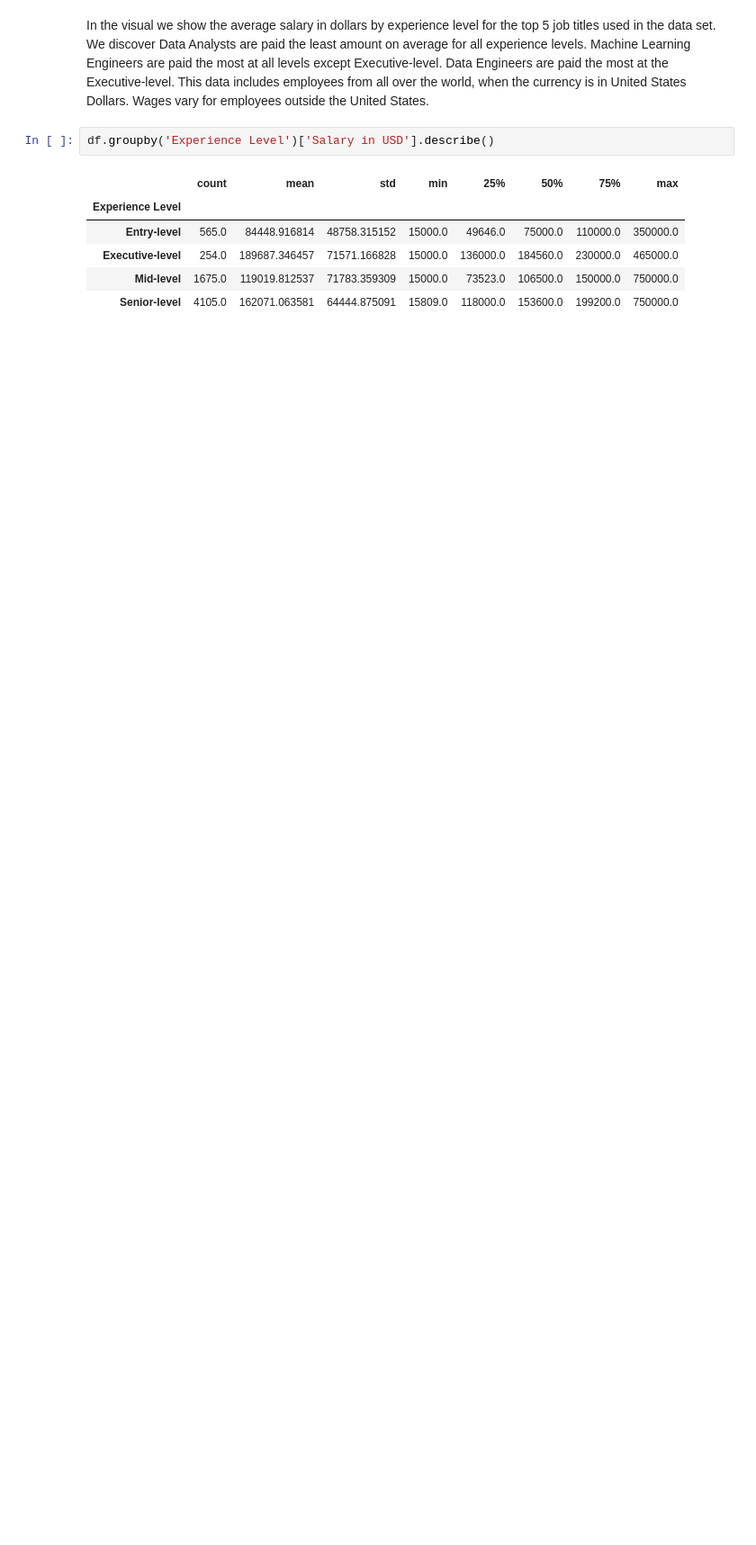
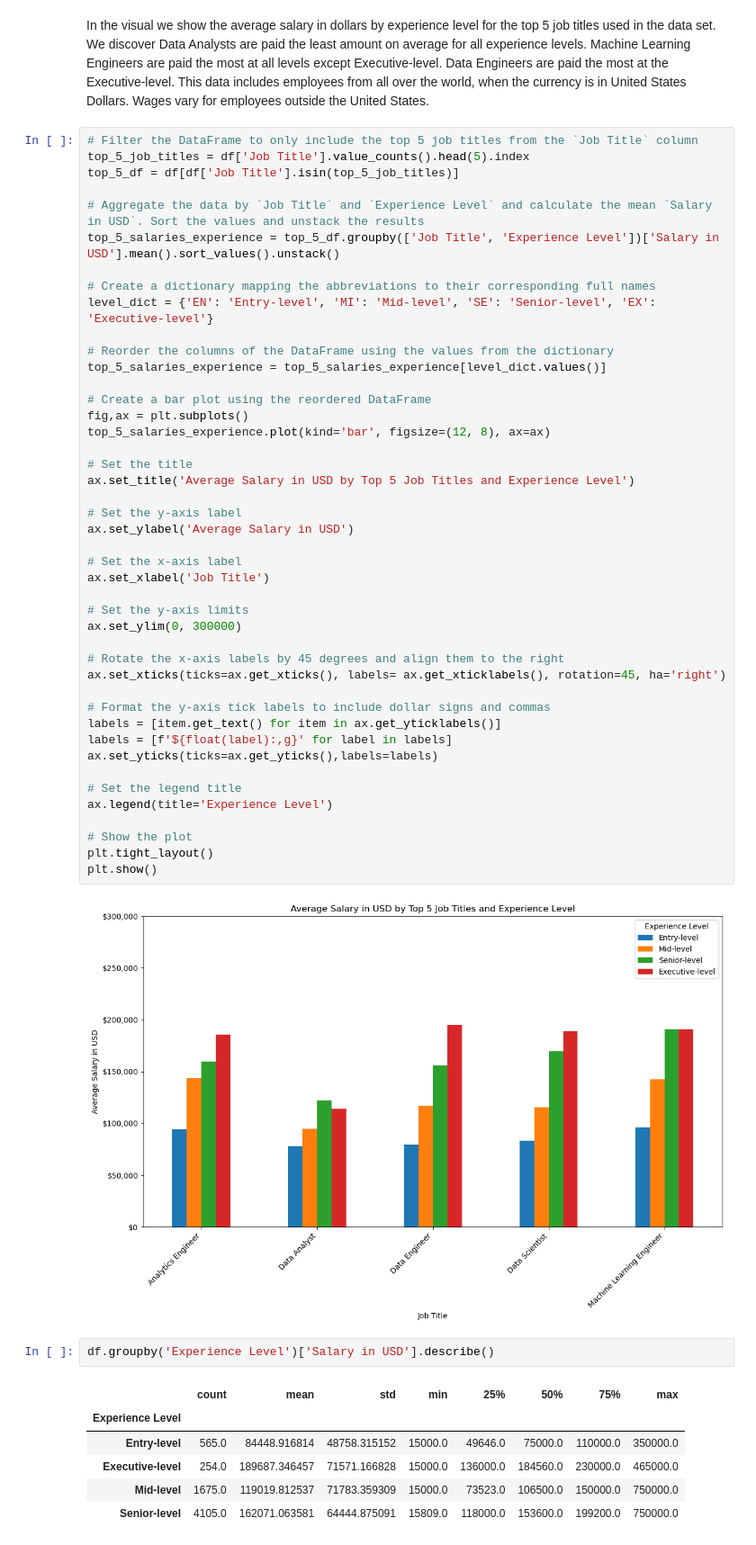
Before and after one commit to sellerstx1982/data_science_salaries, a Jupyter notebook: Data Science Salaries.ipynb, the cells around one changed output. Shown at 90% size. Cells and saved outputs as stored; diff of their text form; blank space fills up the shorter version.

```diff
--- a/Data Science Salaries.ipynb
+++ b/Data Science Salaries.ipynb
@@ -106,5 +63,51 @@ plt.show()
 # %% [markdown]
 In the visual we show the average salary in dollars by experience level for the top 5 job titles used in the data set. We discover Data Analysts are paid the least amount on average for all experience levels. Machine Learning Engineers are paid the most at all levels except Executive-level. Data Engineers are paid the most at the Executive-level. This data includes employees from all over the world, when the currency is in United States Dollars. Wages vary for employees outside the United States.
+# %%
+# Filter the DataFrame to only include the top 5 job titles from the `Job Title` column
+top_5_job_titles = df['Job Title'].value_counts().head(5).index
+top_5_df = df[df['Job Title'].isin(top_5_job_titles)]
+
+# Aggregate the data by `Job Title` and `Experience Level` and calculate the mean `Salary in USD`. Sort the values and unstack the results
+top_5_salaries_experience = top_5_df.groupby(['Job Title', 'Experience Level'])['Salary in USD'].mean().sort_values().unstack()
+
+# Create a dictionary mapping the abbreviations to their corresponding full names
+level_dict = {'EN': 'Entry-level', 'MI': 'Mid-level', 'SE': 'Senior-level', 'EX': 'Executive-level'}
+
+# Reorder the columns of the DataFrame using the values from the dictionary
+top_5_salaries_experience = top_5_salaries_experience[level_dict.values()]
+
+# Create a bar plot using the reordered DataFrame
+fig,ax = plt.subplots()
+top_5_salaries_experience.plot(kind='bar', figsize=(12, 8), ax=ax)
+
+# Set the title
+ax.set_title('Average Salary in USD by Top 5 Job Titles and Experience Level')
+
+# Set the y-axis label
+ax.set_ylabel('Average Salary in USD')
+
+# Set the x-axis label
+ax.set_xlabel('Job Title')
+
+# Set the y-axis limits
+ax.set_ylim(0, 300000)
+
+# Rotate the x-axis labels by 45 degrees and align them to the right
+ax.set_xticks(ticks=ax.get_xticks(), labels= ax.get_xticklabels(), rotation=45, ha='right')
+
+# Format the y-axis tick labels to include dollar signs and commas
+labels = [item.get_text() for item in ax.get_yticklabels()]
+labels = [f'${float(label):,g}' for label in labels]
+ax.set_yticks(ticks=ax.get_yticks(),labels=labels)
+
+# Set the legend title
+ax.legend(title='Experience Level')
+
+# Show the plot
+plt.tight_layout()
+plt.show()
+# %% [output]
+[figure, added]
 # %%
 df.groupby('Experience Level')['Salary in USD'].describe()
 # %% [output]
```
Also changed, not shown: parts of 5 cells of this notebook.
